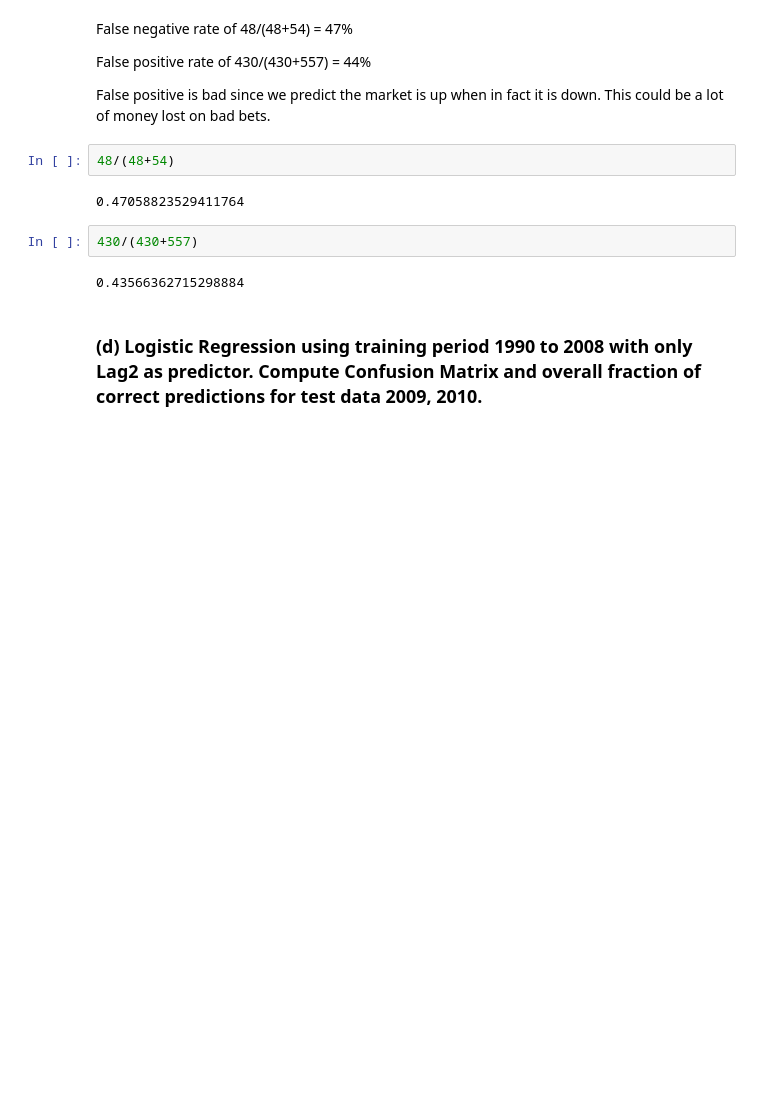
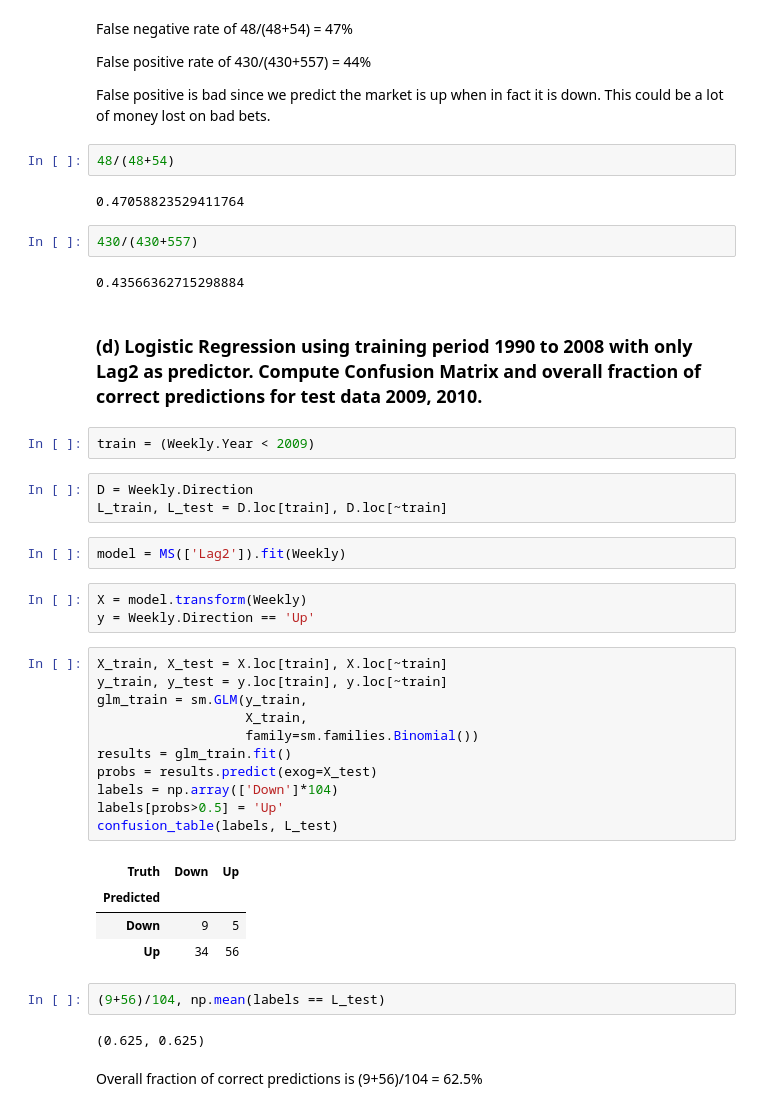
Before and after one commit to carmancater/an-introduction-to-statistical-learning-with-applications-in-python, a Jupyter notebook: Chapter 04 - Classification/Ch 4 Ex 13.ipynb, the cells around one changed output. Saved outputs shown, nothing was run; the diff lists cells and outputs as text; blank space fills up the shorter version.

```diff
--- a/Chapter 04 - Classification/Ch 4 Ex 13.ipynb
+++ b/Chapter 04 - Classification/Ch 4 Ex 13.ipynb
@@ -113,3 +113,35 @@ False positive is bad since we predict the market is up when in fact it is down.
 0.43566362715298884
 # %% [markdown]
 ### (d) Logistic Regression using training period 1990 to 2008 with only Lag2 as predictor. Compute Confusion Matrix and overall fraction of correct predictions for test data 2009, 2010.
+# %%
+train = (Weekly.Year < 2009)
+# %%
+D = Weekly.Direction
+L_train, L_test = D.loc[train], D.loc[~train]
+# %%
+model = MS(['Lag2']).fit(Weekly)
+# %%
+X = model.transform(Weekly)
+y = Weekly.Direction == 'Up'
+# %%
+X_train, X_test = X.loc[train], X.loc[~train]
+y_train, y_test = y.loc[train], y.loc[~train]
+glm_train = sm.GLM(y_train,
+                   X_train,
+                   family=sm.families.Binomial())
+results = glm_train.fit()
+probs = results.predict(exog=X_test)
+labels = np.array(['Down']*104)
+labels[probs>0.5] = 'Up'
+confusion_table(labels, L_test)
+# %% [output]
+| Truth | Down | Up |
+| Predicted |  |  |
+| Down | 9 | 5 |
+| Up | 34 | 56 |
+# %%
+(9+56)/104, np.mean(labels == L_test)
+# %% [output]
+(0.625, 0.625)
+# %% [markdown]
+Overall fraction of correct predictions is (9+56)/104 = 62.5%
```
